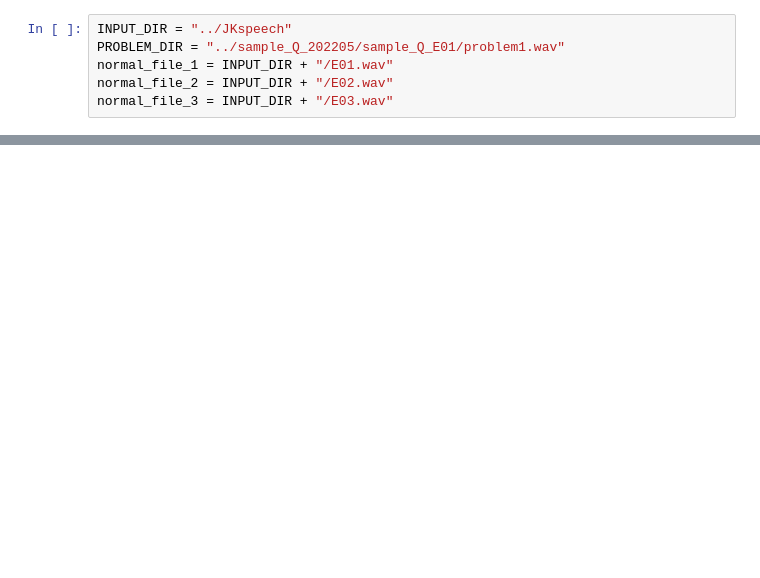
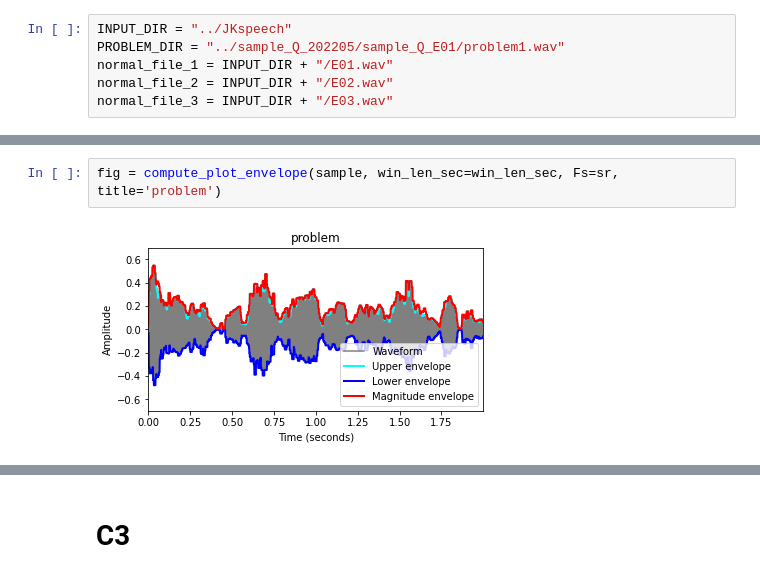
Before and after one commit to 2ThuyThuy/Algorithm-Machine-Learning, a Jupyter notebook: porocon/Code/approach Harmonic_Percussive Separation Using Median Filtering.ipynb, the cells around one changed output, grey strips where cells are left out. Saved outputs shown, nothing was run; the diff lists cells and outputs as text; blank space fills up the shorter version.

```diff
--- a/porocon/Code/approach Harmonic_Percussive Separation Using Median Filtering.ipynb
+++ b/porocon/Code/approach Harmonic_Percussive Separation Using Median Filtering.ipynb
@@ -59,0 +146,4 @@ Y = compute_plot_spectrogram(sample, title = 'problem', log=1)
+# %%
+fig = compute_plot_envelope(sample, win_len_sec=win_len_sec, Fs=sr, title='problem')
+# %% [output]
+[figure, added]
@@ -59,0 +151,2 @@ Y = compute_plot_spectrogram(sample, title = 'problem', log=1)
+# %% [markdown]
+# C3
```
Also changed, not shown: parts of 15 cells of this notebook, 2 other files.
